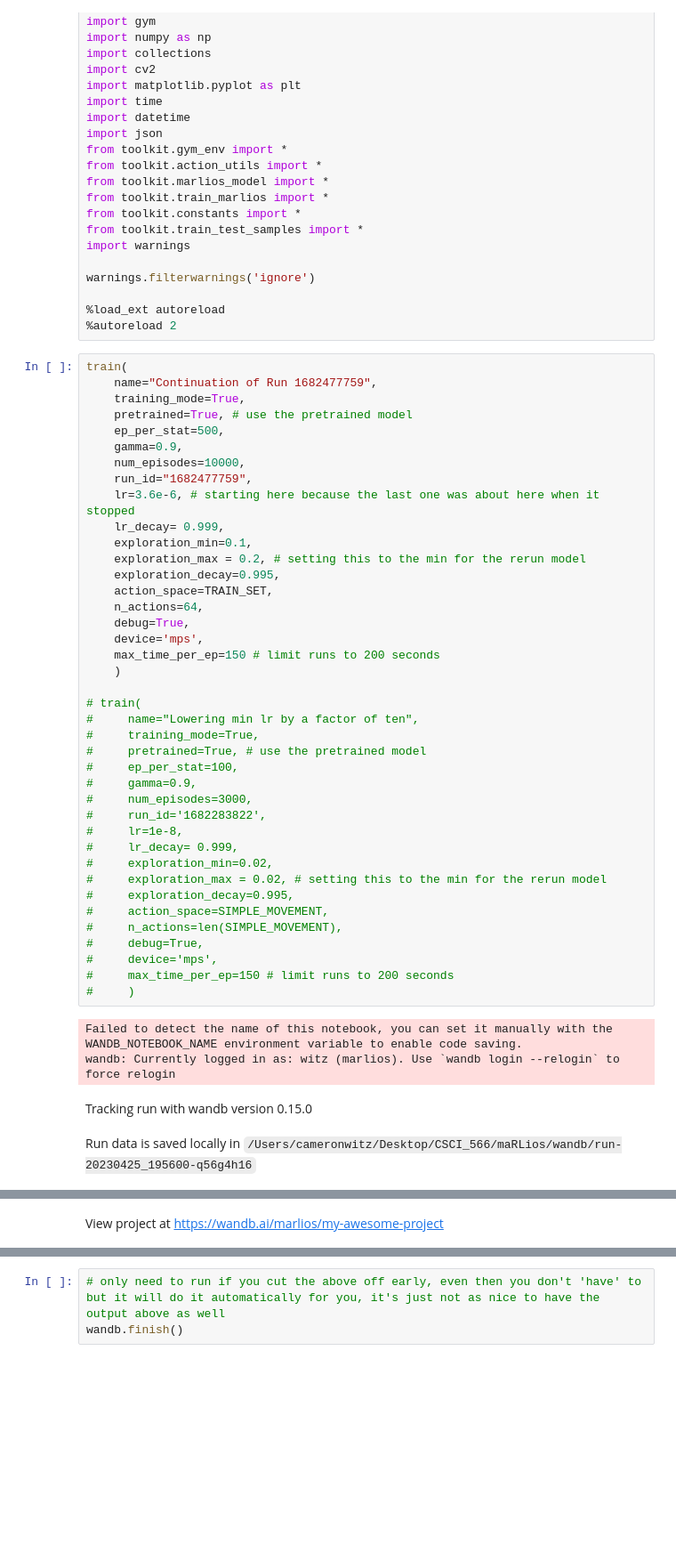
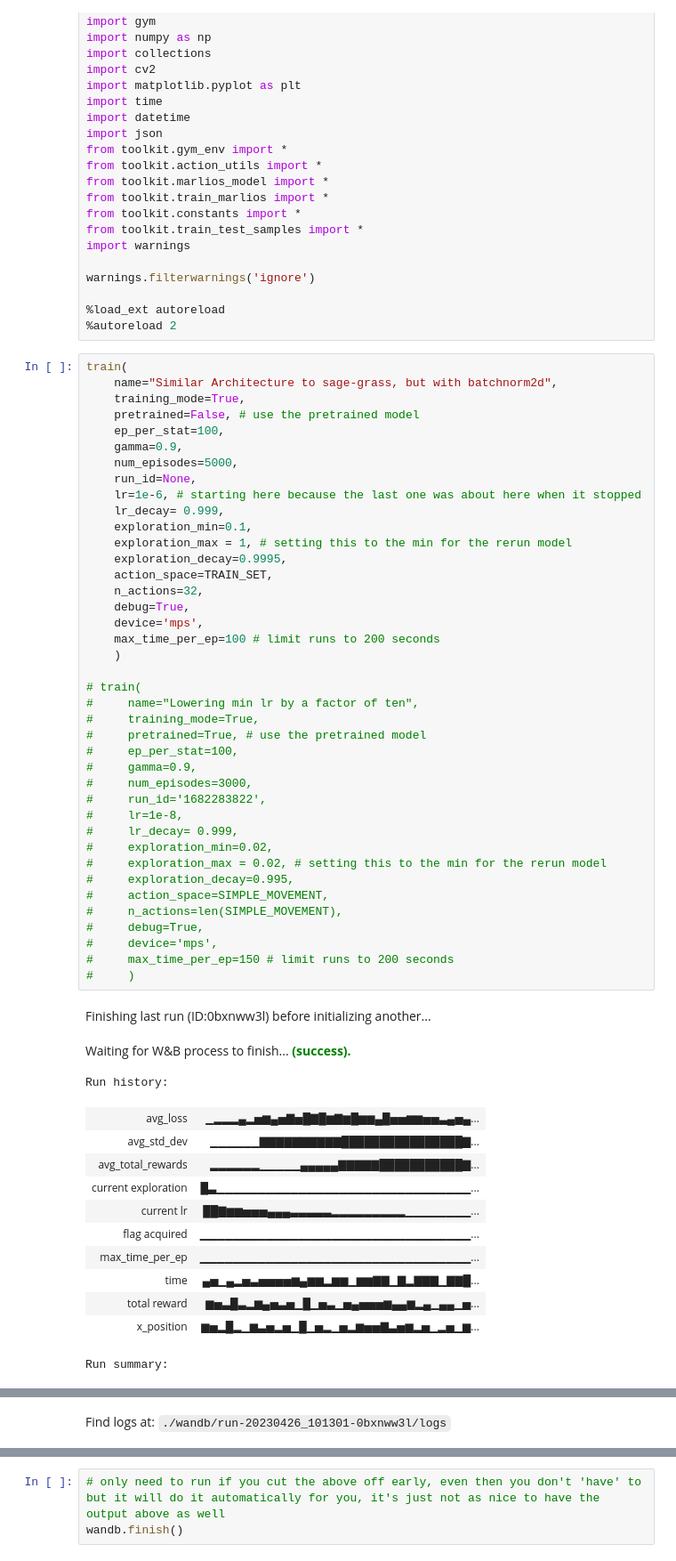
Before and after one commit to joshmazen14/maRLios, a Jupyter notebook: MarliosTrainingTracker.ipynb, the cells around one changed output, grey strips where cells are left out. Shown at 89% size. Cells and saved outputs as stored; diff of their text form; blank space fills up the shorter version.

Commit message:
changes to architecture, and some functionality)

```diff
--- a/MarliosTrainingTracker.ipynb
+++ b/MarliosTrainingTracker.ipynb
@@ -30,46 +30,56 @@ warnings.filterwarnings('ignore')
 %autoreload 2
 # %%
 train(
-    name="Continuation of Run 1682477759",
+    name="Similar Architecture to sage-grass, but with batchnorm2d",
     training_mode=True,
-    pretrained=True, # use the pretrained model
-    ep_per_stat=500,
+    pretrained=False, # use the pretrained model
+    ep_per_stat=100,
     gamma=0.9,
-    num_episodes=10000,
-    run_id="1682477759",
-    lr=3.6e-6, # starting here because the last one was about here when it stopped
+    num_episodes=5000,
+    run_id=None,
+    lr=1e-6, # starting here because the last one was about here when it stopped
     lr_decay= 0.999,
     exploration_min=0.1,
-    exploration_max = 0.2, # setting this to the min for the rerun model
-    exploration_decay=0.995,
+    exploration_max = 1, # setting this to the min for the rerun model
+    exploration_decay=0.9995,
     action_space=TRAIN_SET,
-    n_actions=64,
+    n_actions=32,
     debug=True,
     device='mps',
-    max_time_per_ep=150 # limit runs to 200 seconds
+    max_time_per_ep=100 # limit runs to 200 seconds
     )
 
 # train(
 #     name="Lowering min lr by a factor of ten",
 #     training_mode=True,
 #     pretrained=True, # use the pretrained model
 #     ep_per_stat=100,
 #     gamma=0.9,
 #     num_episodes=3000,
 #     run_id='1682283822',
 #     lr=1e-8,
 #     lr_decay= 0.999,
 #     exploration_min=0.02,
 #     exploration_max = 0.02, # setting this to the min for the rerun model
 #     exploration_decay=0.995,
 #     action_space=SIMPLE_MOVEMENT,
 #     n_actions=len(SIMPLE_MOVEMENT),
 #     debug=True,
 #     device='mps',
 #     max_time_per_ep=150 # limit runs to 200 seconds
 #     )
 # %% [output]
-Failed to detect the name of this notebook, you can set it manually with the WANDB_NOTEBOOK_NAME environment variable to enable code saving.
-wandb: Currently logged in as: witz (marlios). Use `wandb login --relogin` to force relogin
-Tracking run with wandb version 0.15.0
+Finishing last run (ID:0bxnww3l) before initializing another...
-Run data is saved locally in /Users/cameronwitz/Desktop/CSCI_566/maRLios/wandb/run-20230425_195600-q56g4h16
+Waiting for W&B process to finish... (success).
+Run history:
+| avg_loss | ▁▂▂▂▄▂▅▆▄▅▇▅█▇█▆▇▆█▆▆▄█▅▅▆▆▅▅▃▄▅▄... |
+| avg_std_dev | ▁▁▁▁▁▁▇▇▇▇▇▇▇▇▇▇████████████████▇... |
+| avg_total_rewards | ▂▂▂▂▂▂▁▁▁▁▁▄▄▄▄▄▇▇▇▇▇███████████▇... |
+| current exploration | █▃▁▁▁▁▁▁▁▁▁▁▁▁▁▁▁▁▁▁▁▁▁▁▁▁▁▁▁▁▁▁▁... |
+| current lr | ██▇▆▆▅▅▅▄▄▄▃▃▃▃▃▂▂▂▂▂▂▂▂▂▁▁▁▁▁▁▁▁... |
+| flag acquired | ▁▁▁▁▁▁▁▁▁▁▁▁▁▁▁▁▁▁▁▁▁▁▁▁▁▁▁▁▁▁▁▁▁... |
+| max_time_per_ep | ▁▁▁▁▁▁▁▁▁▁▁▁▁▁▁▁▁▁▁▁▁▁▁▁▁▁▁▁▁▁▁▁▁... |
+| time | ▄▅▁▄▂▅▃▅▅▅▅▆▄▆▆▂▆▆▁▆▆▇▇▁▇▂▇▇▇▁▇▇█... |
+| total reward | ▆▅▃█▃▂▆▄▅▃▅▁█▁▅▃▁▅▄▅▅▅▆▄▄▆▂▄▁▄▄▁▅... |
+| x_position | ▆▅▂█▂▁▆▃▅▂▅▁█▁▅▂▁▅▂▆▅▅▇▃▅▆▂▅▁▂▅▁▆... |
+Run summary:
@@ -77 +98 @@ Syncing run chocolate-sunset-44 to Weights & Biases (docs)
-View project at https://wandb.ai/marlios/my-awesome-project
+Find logs at: ./wandb/run-20230426_101301-0bxnww3l/logs
```
Also changed, not shown: parts of 2 cells of this notebook, 19 other files.
